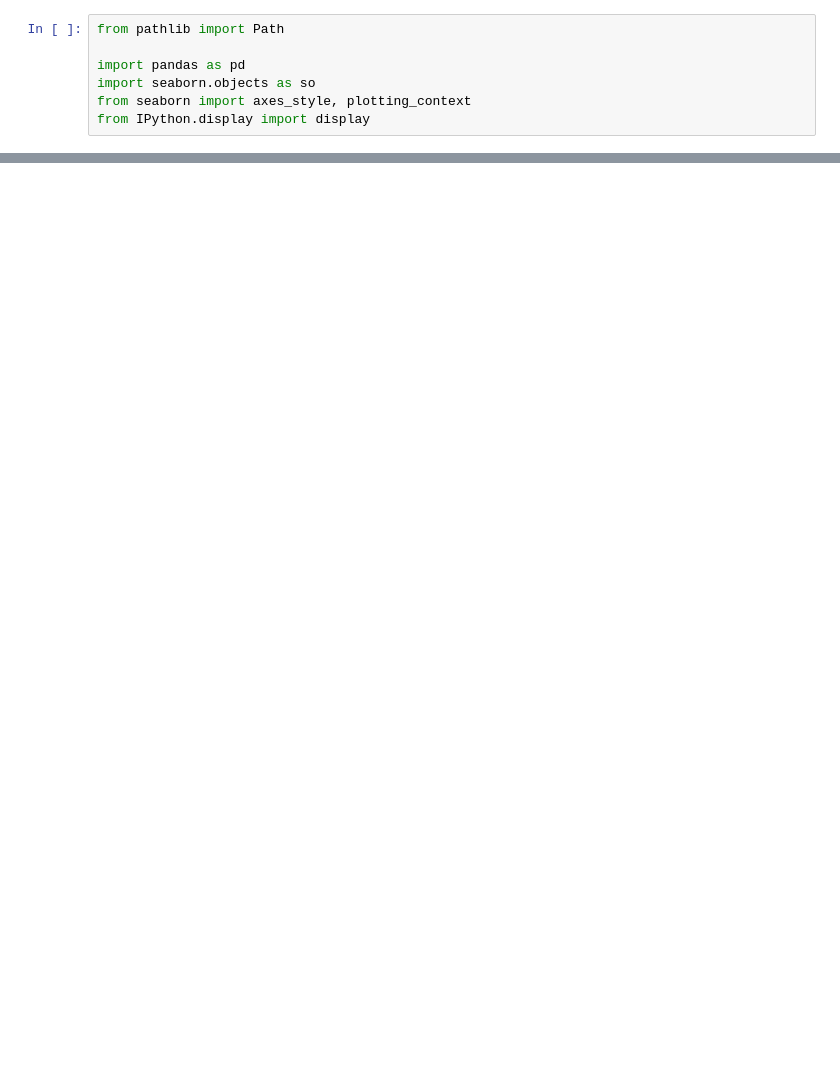
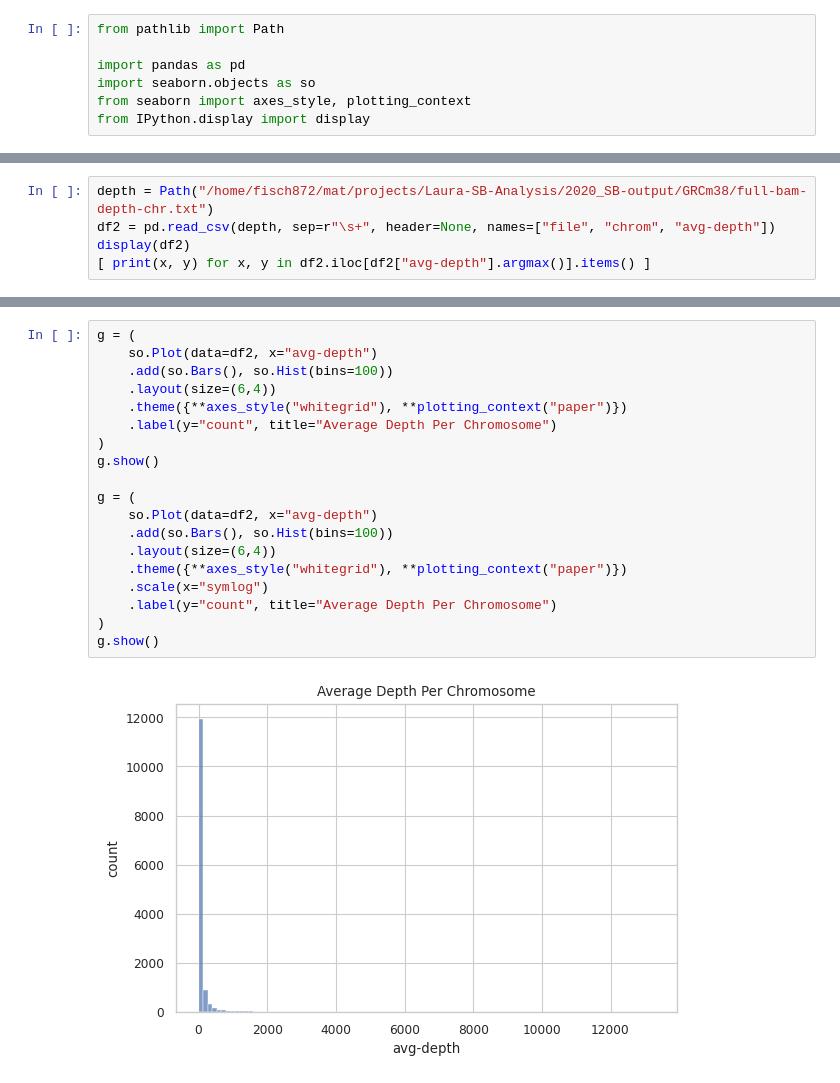
Before and after one commit to RogersLabGroup/NetCIS, a Jupyter notebook: notebooks/read_depth.ipynb, the cells around one changed output, grey strips where cells are left out. Drawn from its saved outputs; the diff is of its cells as text; blank space fills up the shorter version.

Commit message:
major refactoring to fix hard-coded methods designed only for a single data source.

```diff
--- a/notebooks/read_depth.ipynb
+++ b/notebooks/read_depth.ipynb
@@ -87,0 +8,5 @@ g.show()
+# %%
+depth = Path("/home/fisch872/mat/projects/Laura-SB-Analysis/2020_SB-output/GRCm38/full-bam-depth-chr.txt")
+df2 = pd.read_csv(depth, sep=r"\s+", header=None, names=["file", "chrom", "avg-depth"])
+display(df2)
+[ print(x, y) for x, y in df2.iloc[df2["avg-depth"].argmax()].items() ]
@@ -87,0 +31,21 @@ g.show()
+# %%
+g = (
+    so.Plot(data=df2, x="avg-depth")
+    .add(so.Bars(), so.Hist(bins=100))
+    .layout(size=(6,4))
+    .theme({**axes_style("whitegrid"), **plotting_context("paper")})
+    .label(y="count", title="Average Depth Per Chromosome")
+)
+g.show()
+
+g = (
+    so.Plot(data=df2, x="avg-depth")
+    .add(so.Bars(), so.Hist(bins=100))
+    .layout(size=(6,4))
+    .theme({**axes_style("whitegrid"), **plotting_context("paper")})
+    .scale(x="symlog")
+    .label(y="count", title="Average Depth Per Chromosome")
+)
+g.show()
+# %% [output]
+[figure, added]
```
Also changed, not shown: parts of 10 cells of this notebook, 5 other files.
